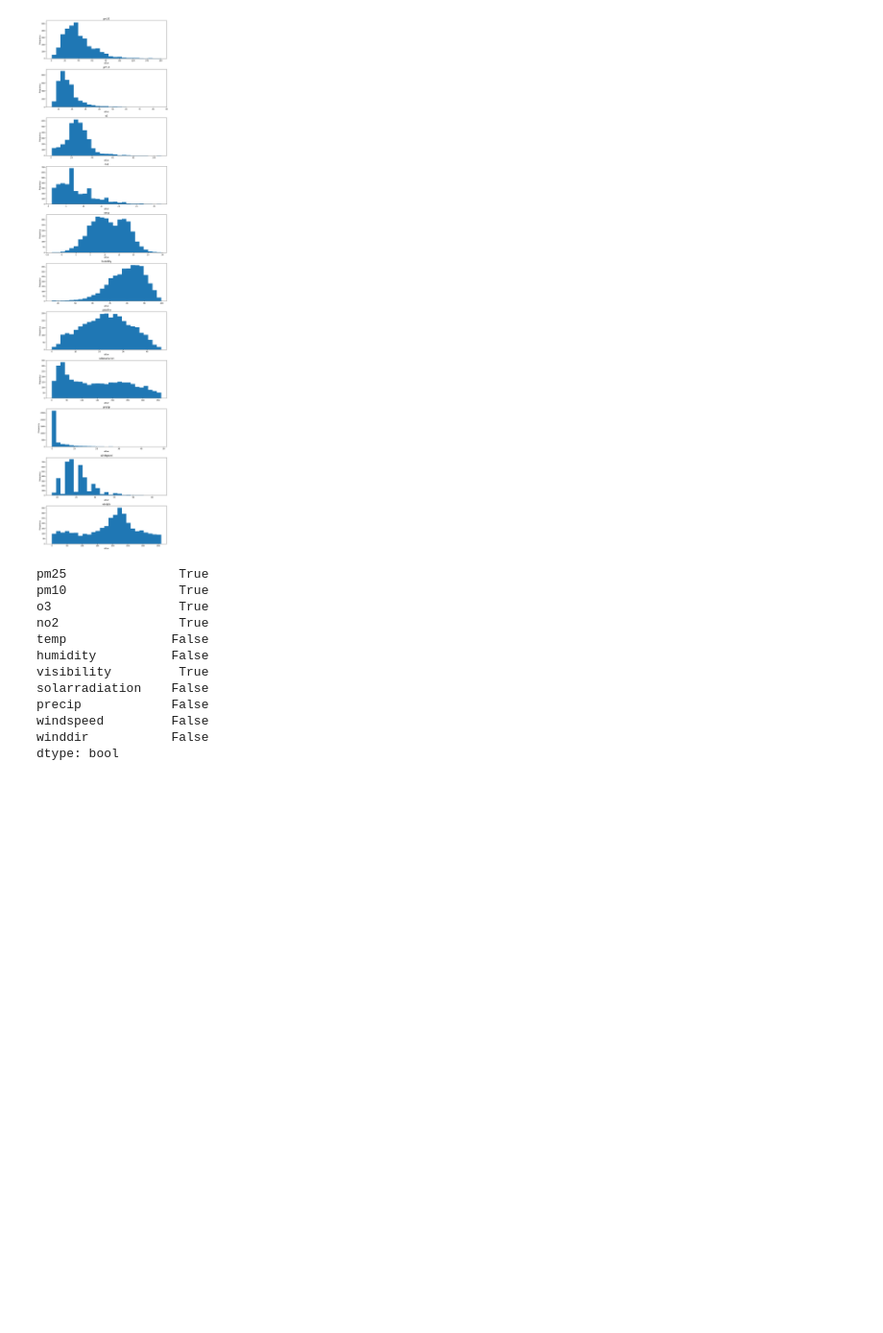
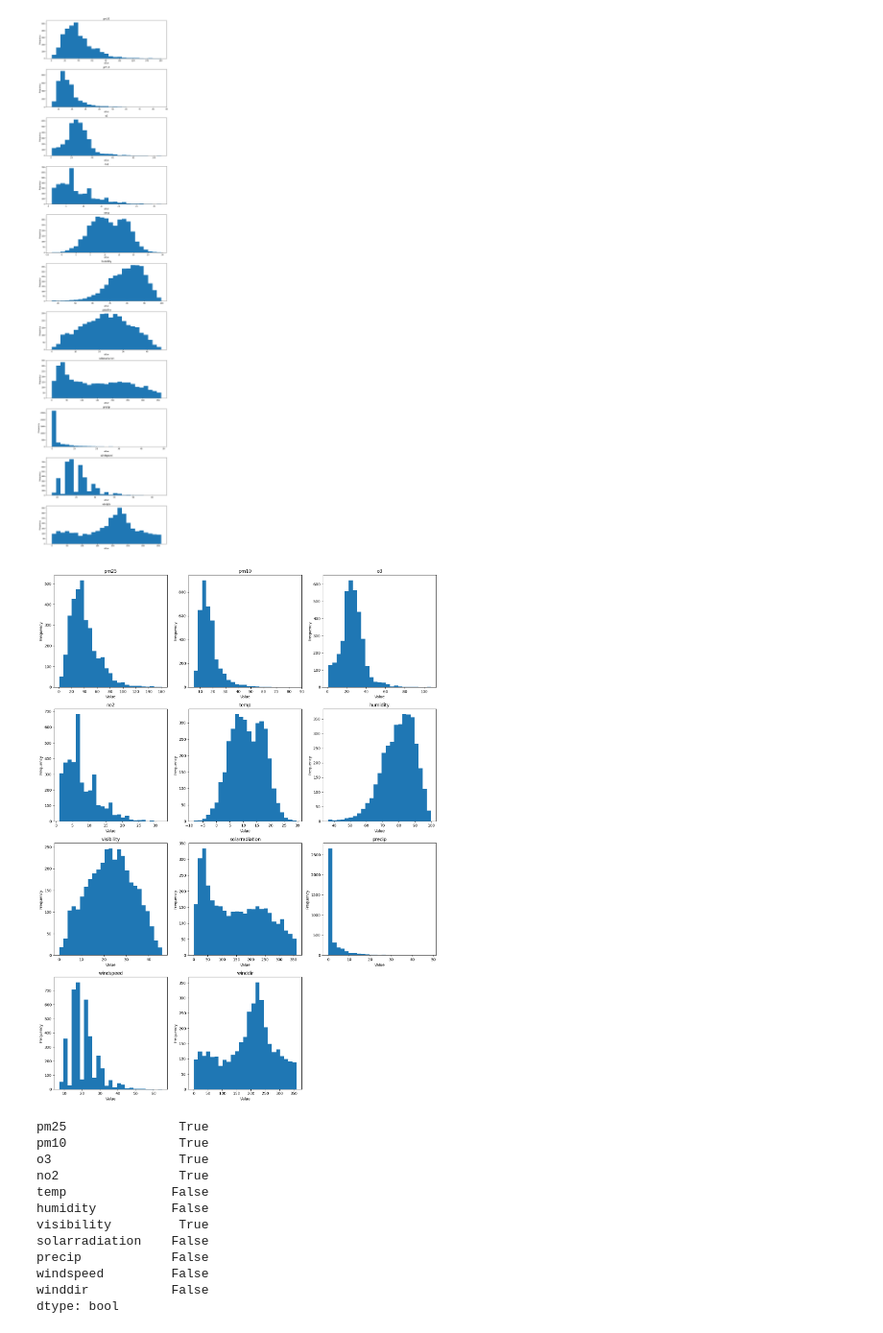
Before and after one commit to atodorov284/air-quality-forecast, a Jupyter notebook: notebooks/n2_exploratory_data_analysis.ipynb, the cells around one changed output. Shown at 96% size. Drawn from its saved outputs; the diff is of its cells as text; code cells hidden in the pictures; blank space fills up the shorter version.

```diff
--- a/notebooks/n2_exploratory_data_analysis.ipynb
+++ b/notebooks/n2_exploratory_data_analysis.ipynb
@@ -265,6 +245,37 @@ fig.tight_layout()
 plt.show()
 # %% [output]
 [figure]
+# %%
+import math
+
+# Determine number of rows and columns for the grid
+num_columns = 3  # Set the number of subplots per row
+num_rows = math.ceil(len(all_selected_columns) / num_columns)  # Calculate the number of rows needed
+
+# Create a figure with a grid of subplots
+fig, axs = plt.subplots(num_rows, num_columns, figsize=(15, 5 * num_rows))  # Adjust the size as needed
+
+# Flatten the axes array for easier indexing
+axs = axs.flatten()
+
+# Create a histogram for each variable
+for i, var in enumerate(all_selected_columns):
+    axs[i].hist(merged_df[var], bins=25)
+    axs[i].set_title(var)
+    axs[i].set_xlabel('Value')
+    axs[i].set_ylabel('Frequency')
+
+# Remove any unused subplots if the number of variables isn't a perfect fit for the grid
+for i in range(len(all_selected_columns), len(axs)):
+    fig.delaxes(axs[i])
+
+# Layout so plots do not overlap
+fig.tight_layout()
+
+# Show the plot
+plt.show()
+# %% [output]
+[figure, added]
 # %%
 merged_df[all_selected_columns].isnull().any()
 # %% [output]
```
Also changed, not shown: parts of 3 cells of this notebook.
